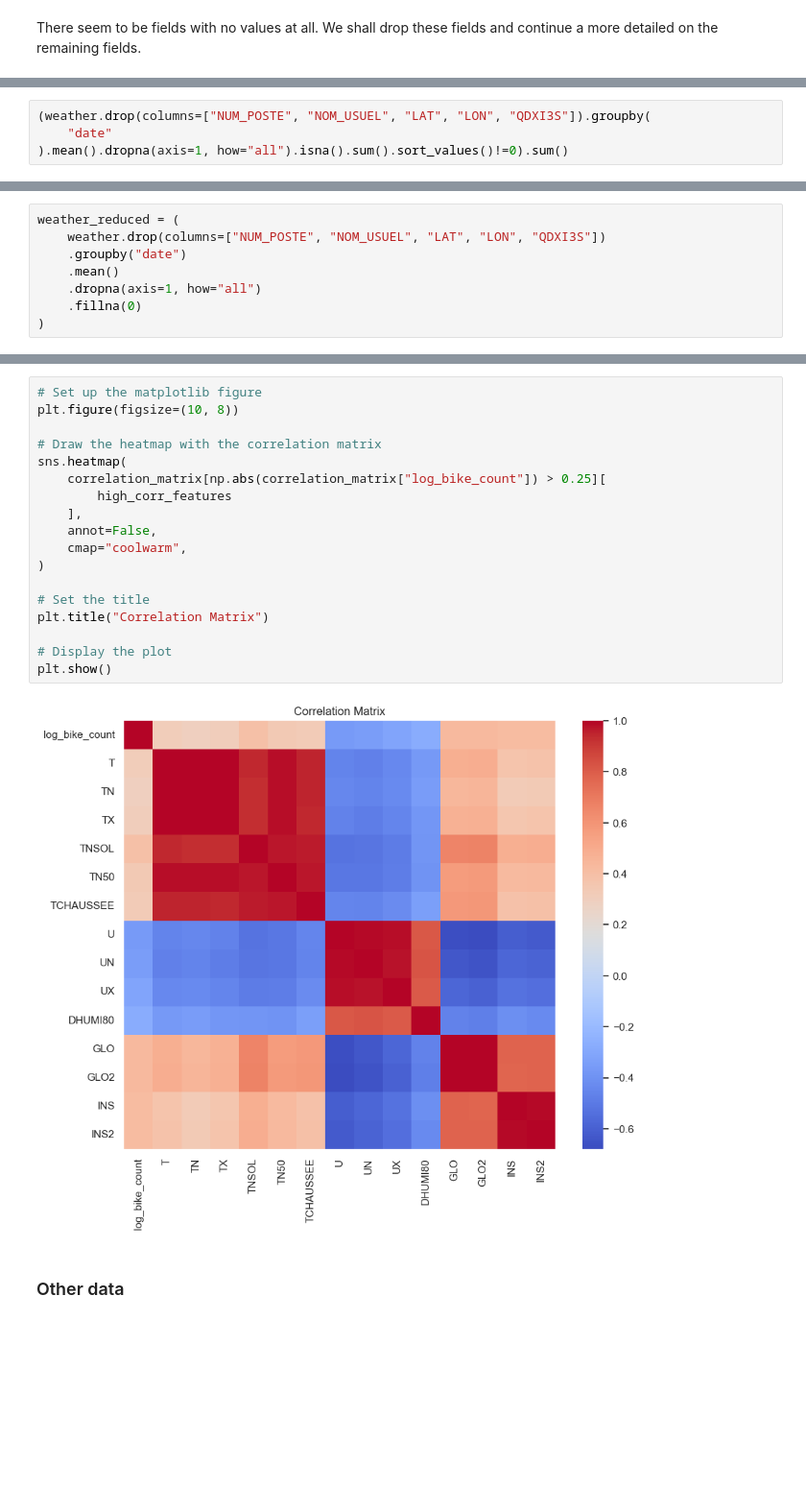
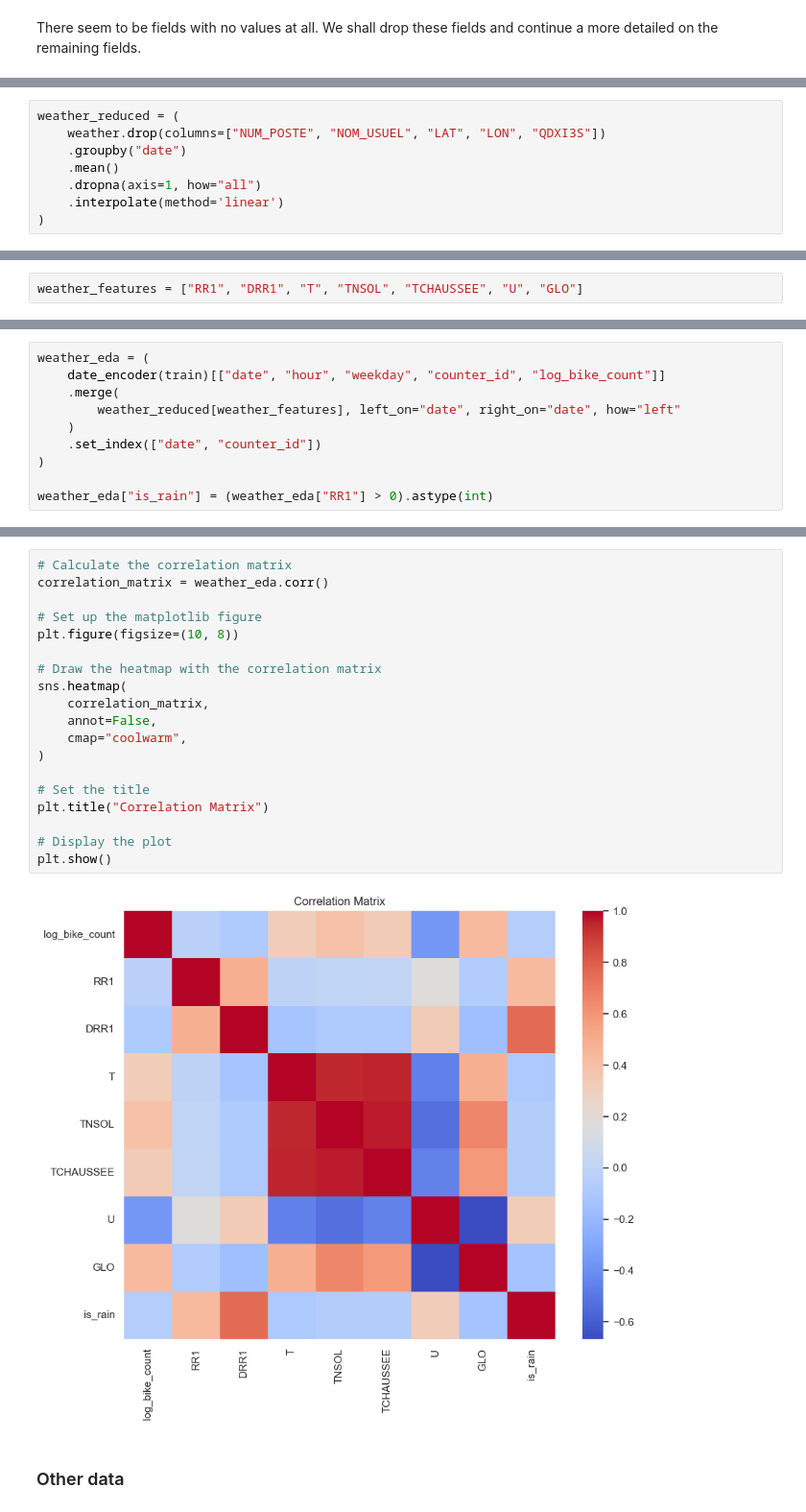
Before and after one commit to p-haas/bike_counters, a Jupyter notebook: WIP/eda_notebook.ipynb, the cells around one changed output, grey strips where cells are left out. Shown at 96% size. Cells and saved outputs as stored; diff of their text form; blank space fills up the shorter version.

```diff
--- a/WIP/eda_notebook.ipynb
+++ b/WIP/eda_notebook.ipynb
@@ -494,4 +591,8 @@ We lost another field. "QDXI3S" seems to have many missing values. We shall excl
 # %%
-(weather.drop(columns=["NUM_POSTE", "NOM_USUEL", "LAT", "LON", "QDXI3S"]).groupby(
-    "date"
-).mean().dropna(axis=1, how="all").isna().sum().sort_values()!=0).sum()
+weather_reduced = (
+    weather.drop(columns=["NUM_POSTE", "NOM_USUEL", "LAT", "LON", "QDXI3S"])
+    .groupby("date")
+    .mean()
+    .dropna(axis=1, how="all")
+    .interpolate(method='linear')
+)
@@ -502,9 +599 @@ There are 12 fields with missing values. We shall fill these missing values with
-# %%
-weather_reduced = (
-    weather.drop(columns=["NUM_POSTE", "NOM_USUEL", "LAT", "LON", "QDXI3S"])
-    .groupby("date")
-    .mean()
-    .dropna(axis=1, how="all")
-    .fillna(0)
-)
 # %% [markdown]
@@ -520,0 +638,2 @@ high_corr_features = correlation_matrix[
+# %%
+weather_features = ["RR1", "DRR1", "T", "TNSOL", "TCHAUSSEE", "U", "GLO"]
@@ -520,0 +662,10 @@ high_corr_features = correlation_matrix[
+# %%
+weather_eda = (
+    date_encoder(train)[["date", "hour", "weekday", "counter_id", "log_bike_count"]]
+    .merge(
+        weather_reduced[weather_features], left_on="date", right_on="date", how="left"
+    )
+    .set_index(["date", "counter_id"])
+)
+
+weather_eda["is_rain"] = (weather_eda["RR1"] > 0).astype(int)
@@ -521,23 +785,24 @@ high_corr_features = correlation_matrix[
 # %%
+# Calculate the correlation matrix
+correlation_matrix = weather_eda.corr()
+
 # Set up the matplotlib figure
 plt.figure(figsize=(10, 8))
 
 # Draw the heatmap with the correlation matrix
 sns.heatmap(
-    correlation_matrix[np.abs(correlation_matrix["log_bike_count"]) > 0.25][
-        high_corr_features
-    ],
+    correlation_matrix,
     annot=False,
     cmap="coolwarm",
 )
 
 # Set the title
 plt.title("Correlation Matrix")
 
 # Display the plot
 plt.show()
 # %% [output]
-[figure, old version]
+[figure, new version]
 # %% [markdown]
 ### Other data
 # %% [markdown]
```
Also changed, not shown: parts of 52 cells of this notebook, 1 other file.
